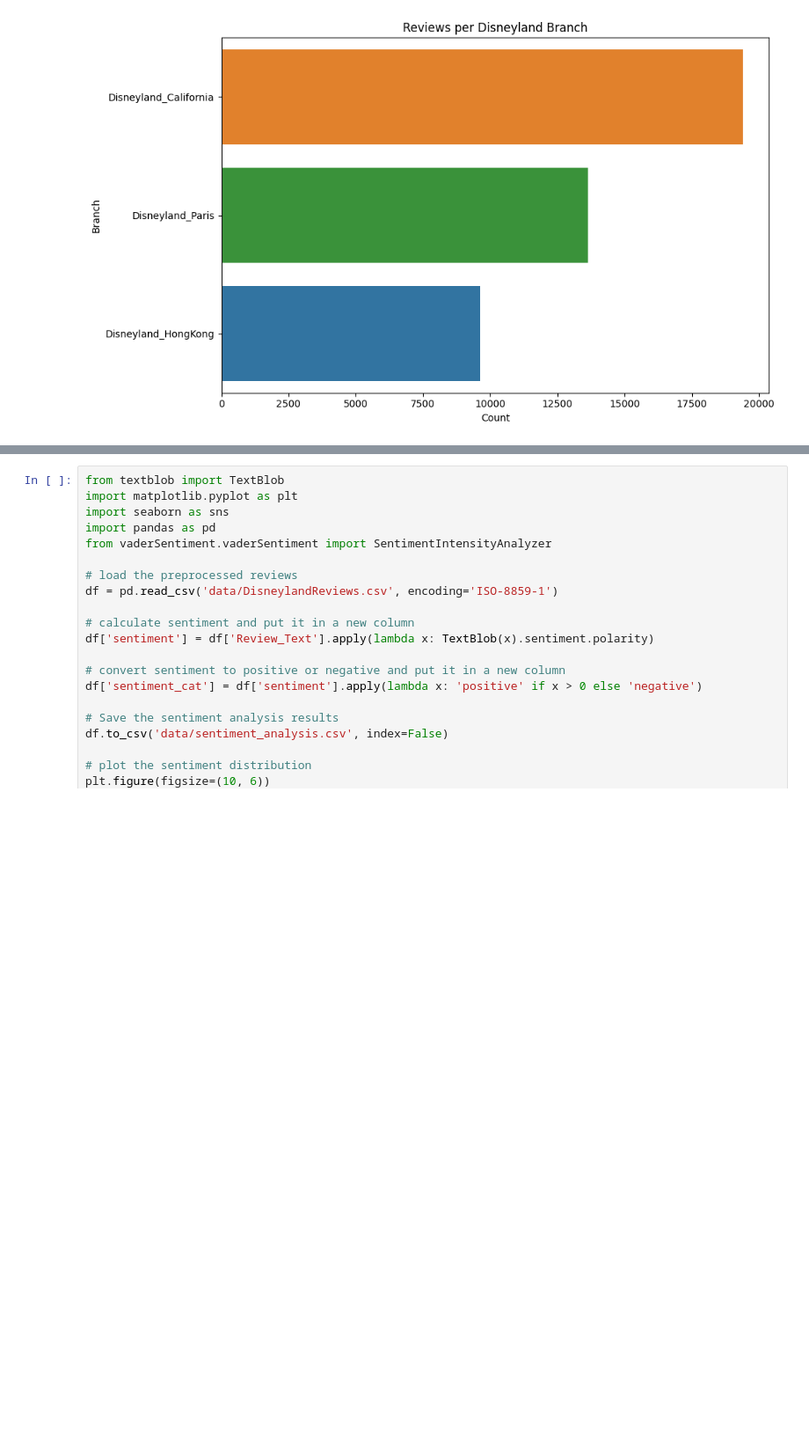
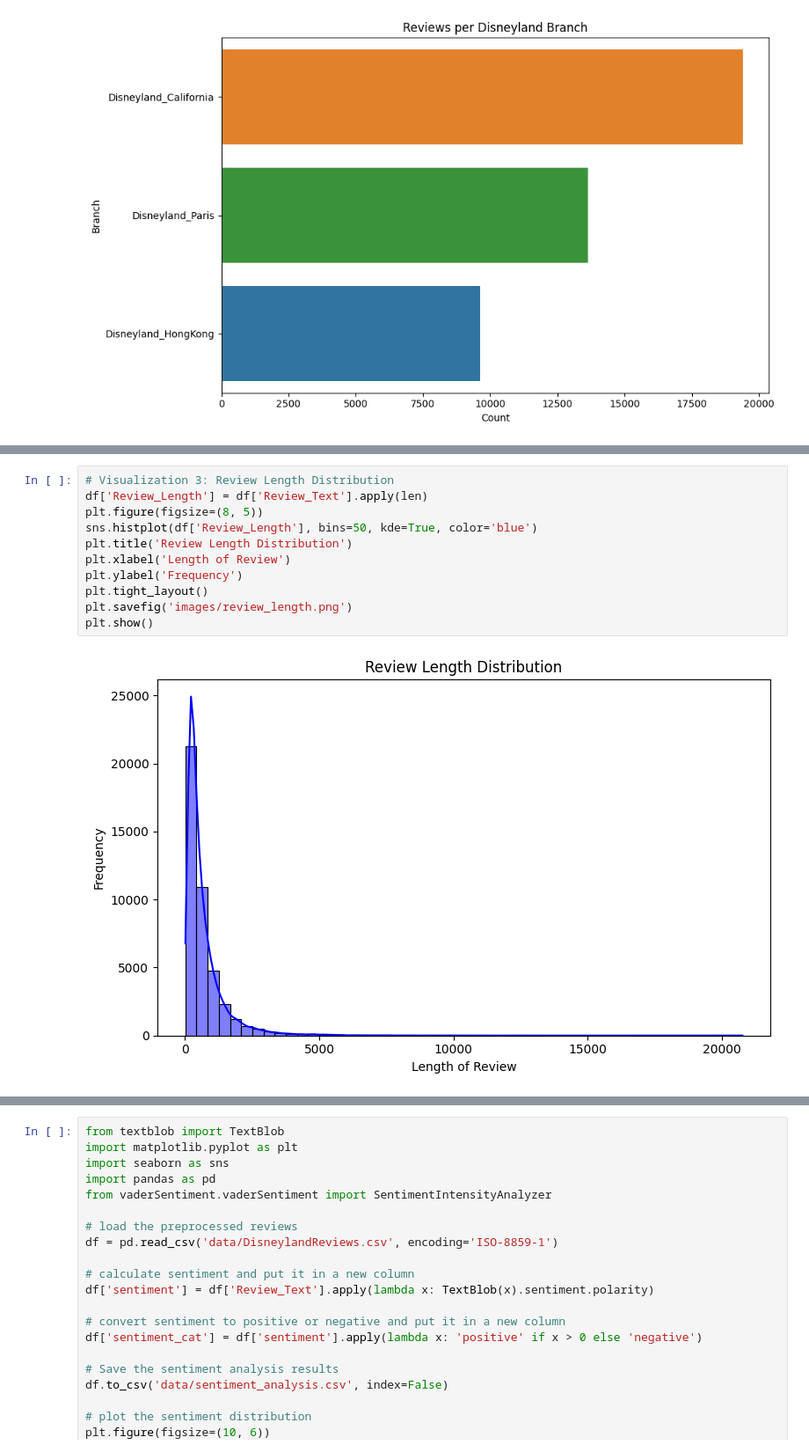
Before and after one commit to mohamadsolouki/NLP-Disneyland-Reviews, a Jupyter notebook: analysis.ipynb, the cells around one changed output, grey strips where cells are left out. Shown at 88% size. Saved outputs shown, nothing was run; the diff lists cells and outputs as text; blank space fills up the shorter version.

```diff
--- a/analysis.ipynb
+++ b/analysis.ipynb
@@ -207,0 +103,13 @@ if __name__ == '__main__':
+# %%
+# Visualization 3: Review Length Distribution
+df['Review_Length'] = df['Review_Text'].apply(len)
+plt.figure(figsize=(8, 5))
+sns.histplot(df['Review_Length'], bins=50, kde=True, color='blue')
+plt.title('Review Length Distribution')
+plt.xlabel('Length of Review')
+plt.ylabel('Frequency')
+plt.tight_layout()
+plt.savefig('images/review_length.png')
+plt.show()
+# %% [output]
+[figure, added]
```
Also changed, not shown: parts of 28 cells of this notebook, 1 other file.
